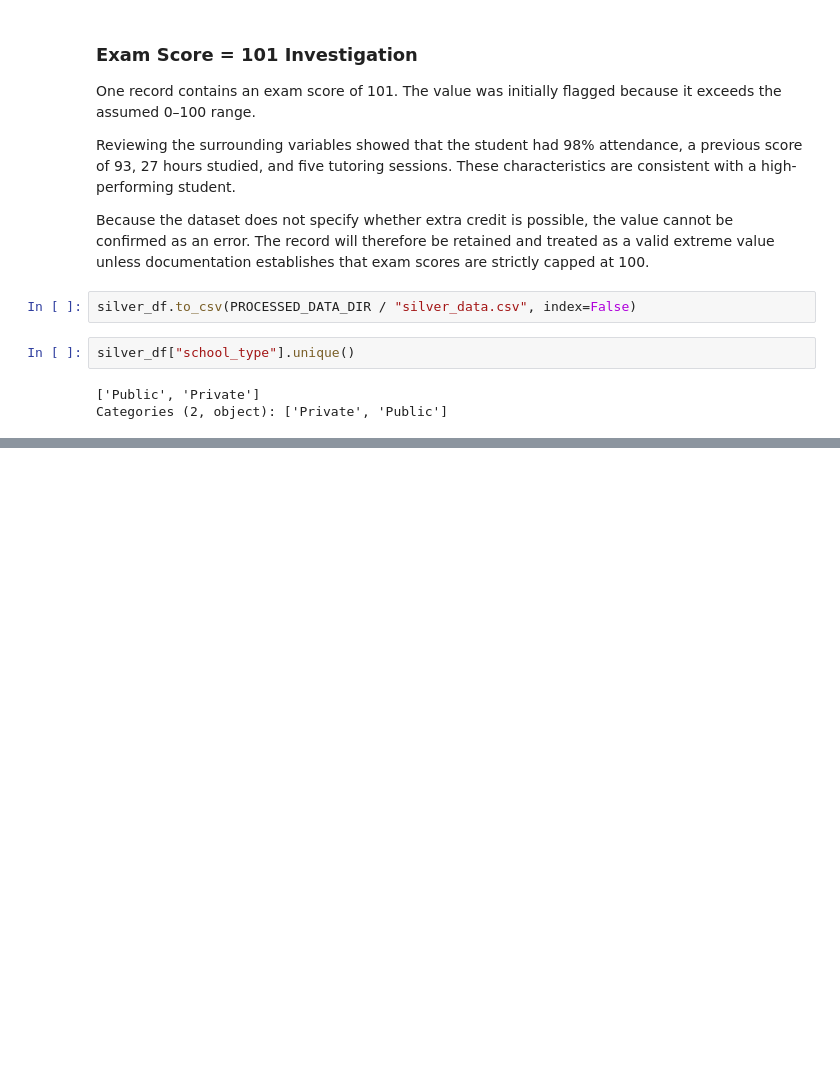
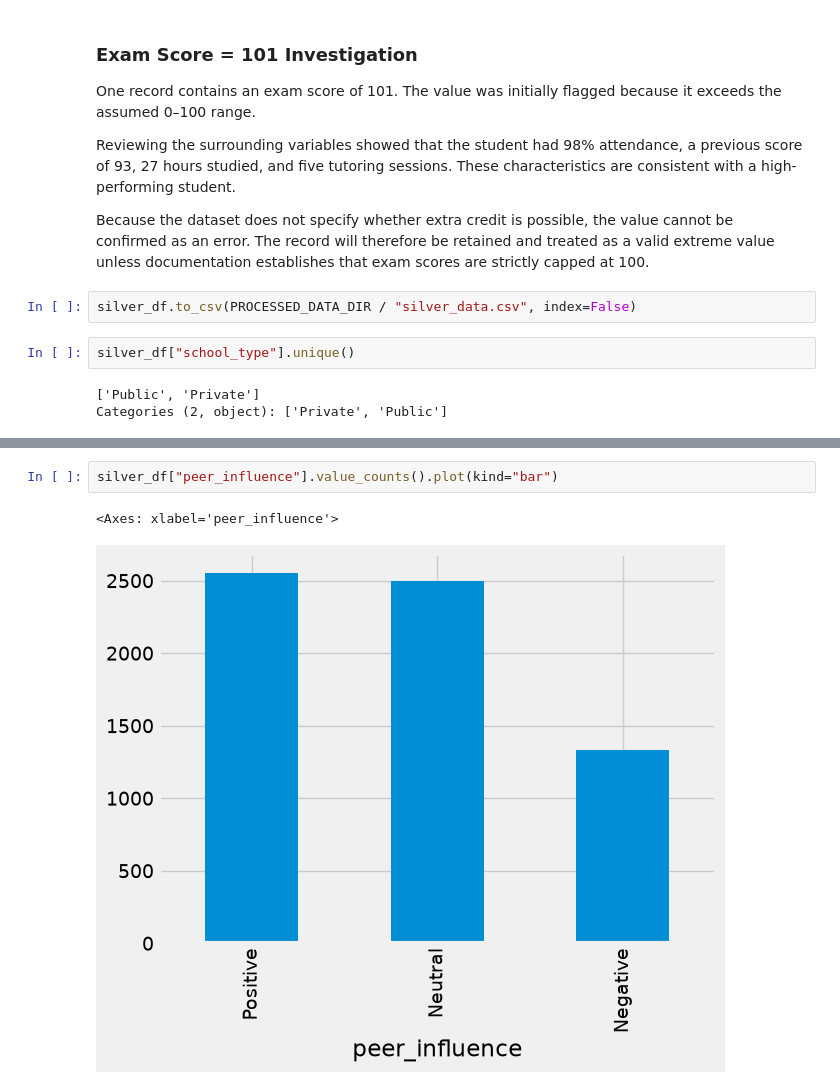
Before and after one commit to Sebastian-Saverino/school-analytics-report-practice, a Jupyter notebook: notebooks/data_explore.ipynb, the cells around one changed output, grey strips where cells are left out. Saved outputs shown, nothing was run; the diff lists cells and outputs as text; blank space fills up the shorter version.

```diff
--- a/notebooks/data_explore.ipynb
+++ b/notebooks/data_explore.ipynb
@@ -274,0 +281,5 @@ Categories (2, object): ['Private', 'Public']
+# %%
+silver_df["peer_influence"].value_counts().plot(kind="bar")
+# %% [output]
+<Axes: xlabel='peer_influence'>
+[figure, added]
```
Also changed, not shown: parts of 8 cells of this notebook, 1 other file.
